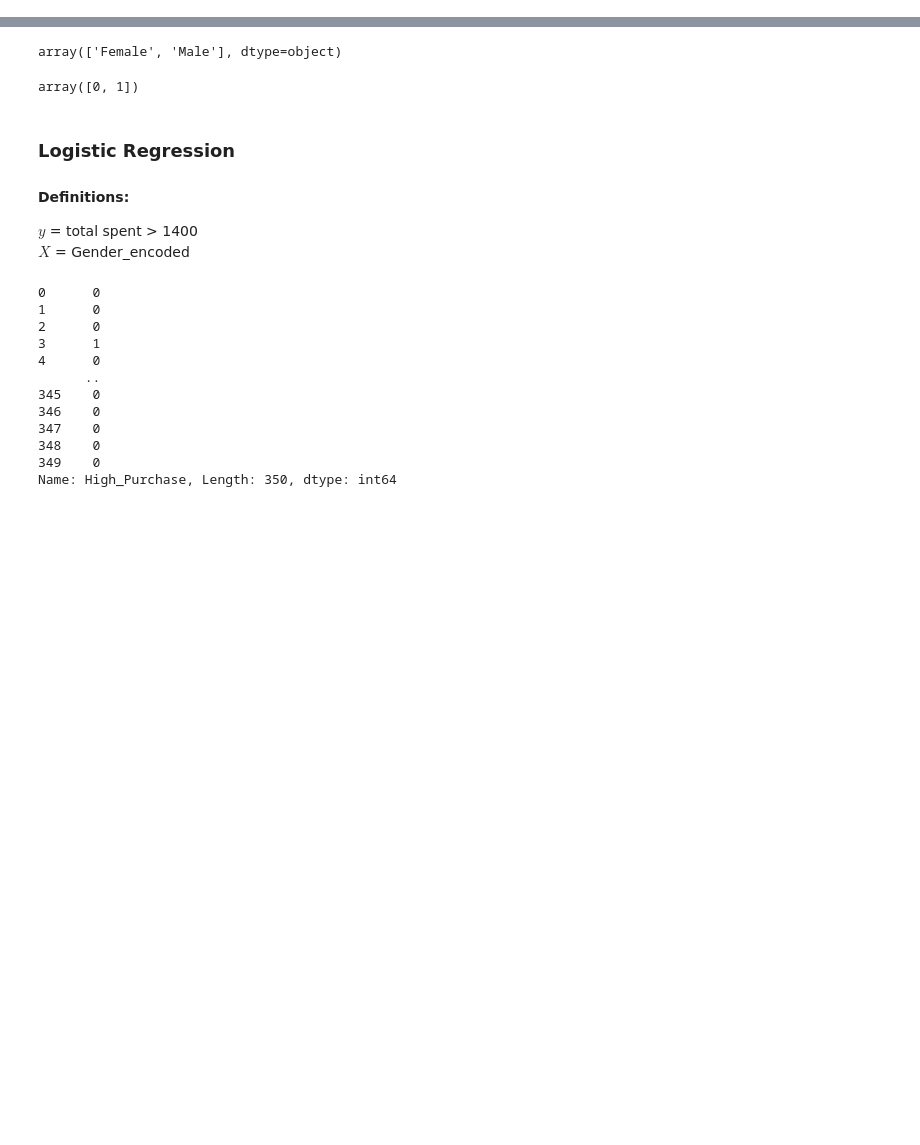
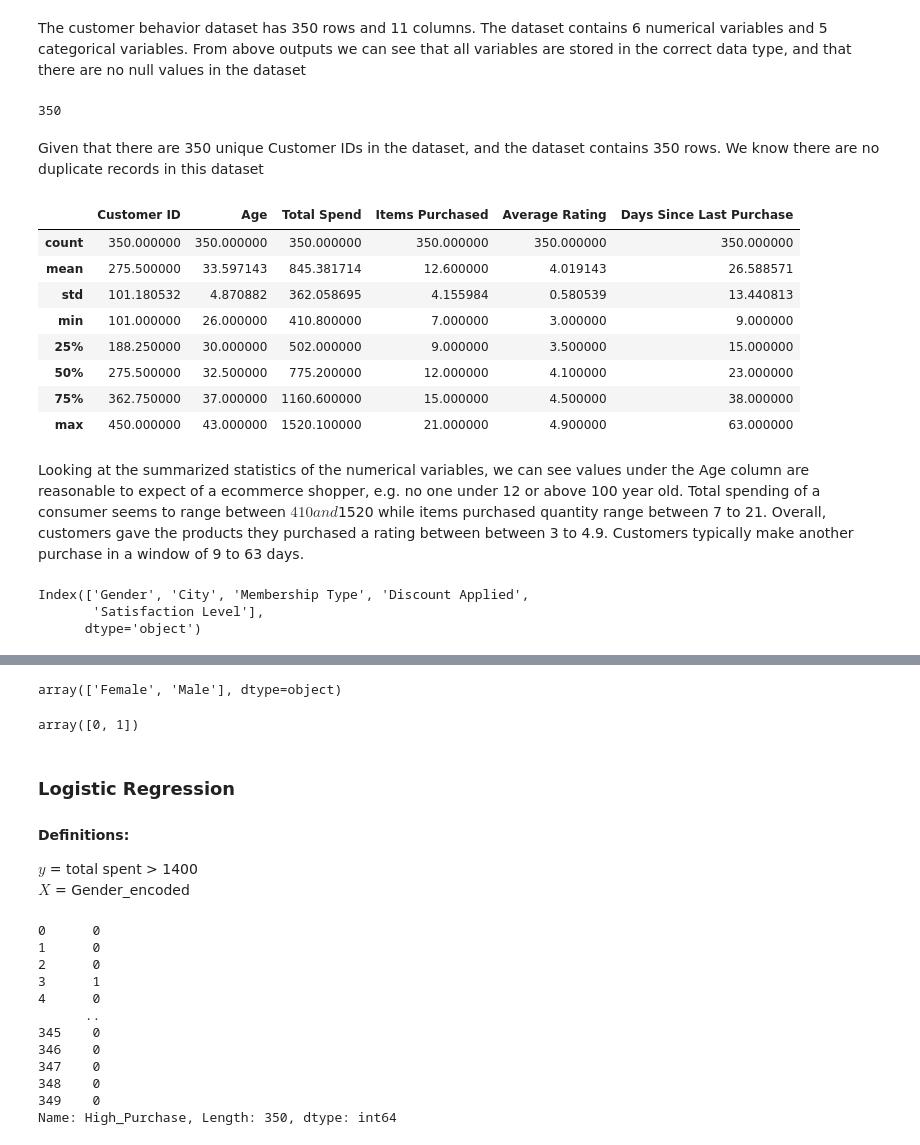
Before and after one commit to efantinatti/team_project-13, a Jupyter notebook: data/Team-13/Code/demographics_predicting_sales.ipynb, the cells around one changed output, grey strips where cells are left out. Cells and saved outputs as stored; diff of their text form; code cells hidden in the pictures; blank space fills up the shorter version.

```diff
--- a/data/Team-13/Code/demographics_predicting_sales.ipynb
+++ b/data/Team-13/Code/demographics_predicting_sales.ipynb
@@ -34,0 +73,30 @@ conn.close()
+# %% [markdown]
+The customer behavior dataset has 350 rows and 11 columns. The dataset contains 6 numerical variables and 5 categorical variables. From above outputs we can see that all variables are stored in the correct data type, and that there are no null values in the dataset
+# %%
+df["Customer ID"].nunique()
+# %% [output]
+350
+# %% [markdown]
+Given that there are 350 unique Customer IDs in the dataset, and the dataset contains 350 rows. We know there are no duplicate records in this dataset
+# %%
+df.describe()
+# %% [output]
+|  | Customer ID | Age | Total Spend | Items Purchased | Average Rating | Days Since Last Purchase |
+| count | 350.000000 | 350.000000 | 350.000000 | 350.000000 | 350.000000 | 350.000000 |
+| mean | 275.500000 | 33.597143 | 845.381714 | 12.600000 | 4.019143 | 26.588571 |
+| std | 101.180532 | 4.870882 | 362.058695 | 4.155984 | 0.580539 | 13.440813 |
+| min | 101.000000 | 26.000000 | 410.800000 | 7.000000 | 3.000000 | 9.000000 |
+| 25% | 188.250000 | 30.000000 | 502.000000 | 9.000000 | 3.500000 | 15.000000 |
+| 50% | 275.500000 | 32.500000 | 775.200000 | 12.000000 | 4.100000 | 23.000000 |
+| 75% | 362.750000 | 37.000000 | 1160.600000 | 15.000000 | 4.500000 | 38.000000 |
+| max | 450.000000 | 43.000000 | 1520.100000 | 21.000000 | 4.900000 | 63.000000 |
+# %% [markdown]
+Looking at the summarized statistics of the numerical variables, we can see values under the Age column are reasonable to expect of a ecommerce shopper, e.g. no one under 12 or above 100 year old. Total spending of a consumer seems to range between $410 and $1520 while items purchased quantity range between 7 to 21. Overall, customers gave the products they purchased a rating between between 3 to 4.9. Customers typically make another purchase in a window of 9 to 63 days.
+# %%
+#select the categorical variables
+cat = df.select_dtypes(include='object').columns
+cat
+# %% [output]
+Index(['Gender', 'City', 'Membership Type', 'Discount Applied',
+       'Satisfaction Level'],
+      dtype='object')
```
Also changed, not shown: parts of 10 cells of this notebook.
